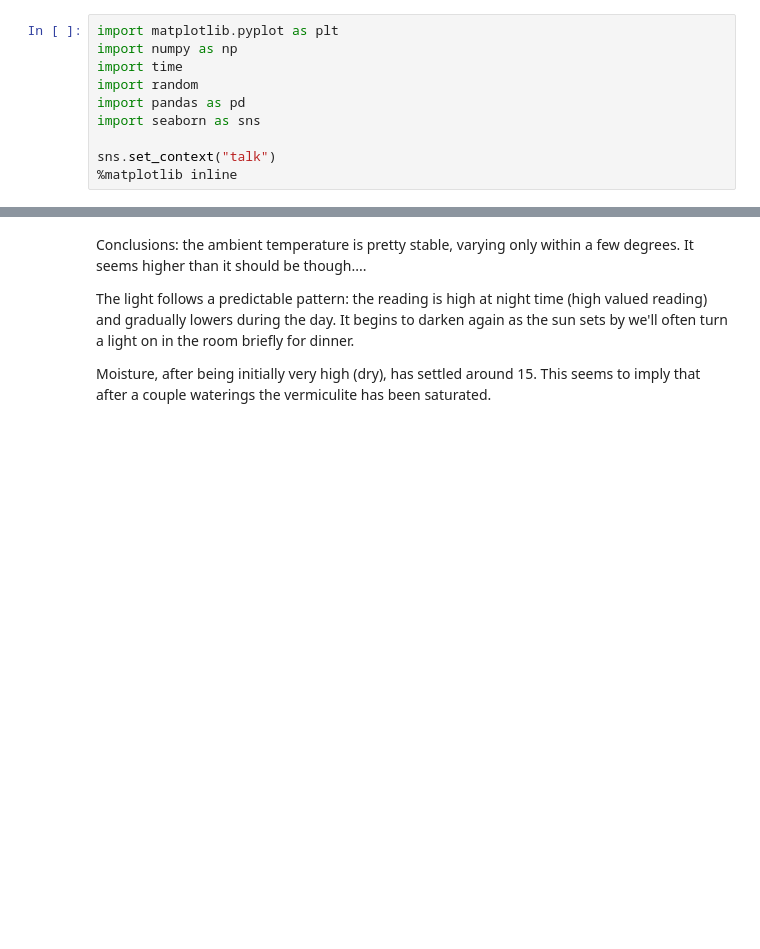
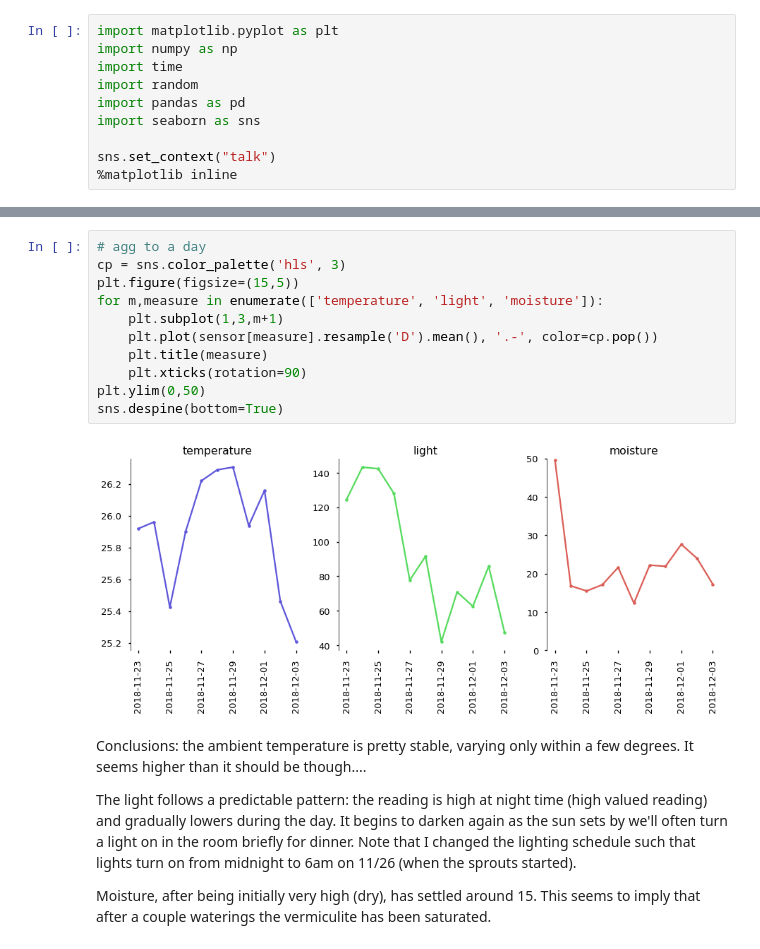
Before and after one commit to seanluciotolentino/hydrofarm, a Jupyter notebook: notebooks/Initial Exploration.ipynb, the cells around one changed output, grey strips where cells are left out. Saved outputs shown, nothing was run; the diff lists cells and outputs as text; blank space fills up the shorter version.

```diff
--- a/notebooks/Initial Exploration.ipynb
+++ b/notebooks/Initial Exploration.ipynb
@@ -53,6 +53,19 @@ sns.despine(bottom=True)
+# %%
+# agg to a day
+cp = sns.color_palette('hls', 3)
+plt.figure(figsize=(15,5))
+for m,measure in enumerate(['temperature', 'light', 'moisture']):
+    plt.subplot(1,3,m+1)
+    plt.plot(sensor[measure].resample('D').mean(), '.-', color=cp.pop())
+    plt.title(measure)
+    plt.xticks(rotation=90)
+plt.ylim(0,50)
+sns.despine(bottom=True)
+# %% [output]
+[figure, added]
 # %% [markdown]
 Conclusions: the ambient temperature is pretty stable, varying only within a few degrees. It seems higher than it should be though....
 
-The light follows a predictable pattern: the reading is high at night time (high valued reading) and gradually lowers during the day. It begins to darken again as the sun sets by we'll often turn a light on in the room briefly for dinner.
+The light follows a predictable pattern: the reading is high at night time (high valued reading) and gradually lowers during the day. It begins to darken again as the sun sets by we'll often turn a light on in the room briefly for dinner. Note that I changed the lighting schedule such that lights turn on from midnight to 6am on 11/26 (when the sprouts started).
 
 Moisture, after being initially very high (dry), has settled around 15. This seems to imply that after a couple waterings the vermiculite has been saturated.
```
Also changed, not shown: parts of 4 cells of this notebook, 2 other files.
